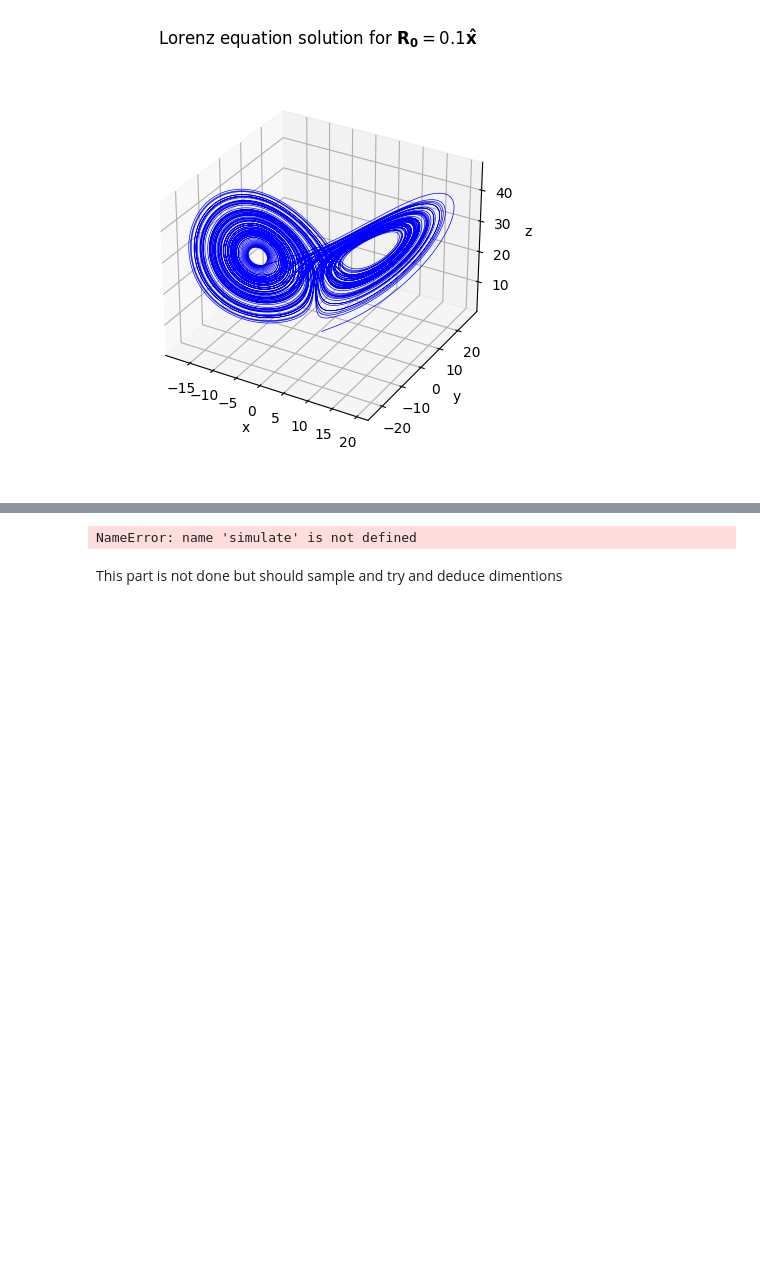
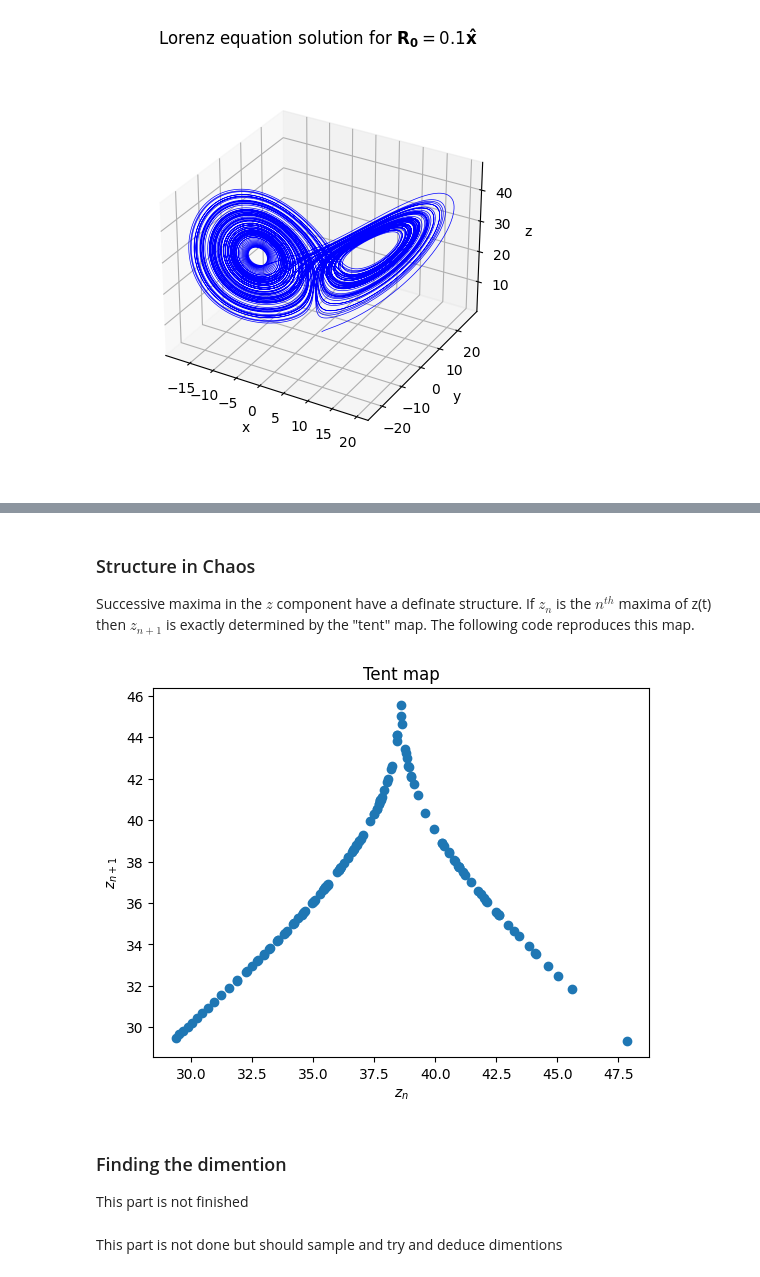
Before and after one commit to Williame33445/physics-projects, a Jupyter notebook: chaos-simulations/lorenz-eq.ipynb, the cells around one changed output, grey strips where cells are left out. Drawn from its saved outputs; the diff is of its cells as text; code cells hidden in the pictures; blank space fills up the shorter version.

```diff
--- a/chaos-simulations/lorenz-eq.ipynb
+++ b/chaos-simulations/lorenz-eq.ipynb
@@ -143,19 +171,32 @@ Predictive chaos structure
+# %% [markdown]
+### Structure in Chaos
+
+Successive maxima in the $z$ component have a definate structure. If $z_n$ is the $n^{th}$ maxima of z(t) then $z_{n+1}$ is exactly determined by the "tent" map. The following code reproduces this map.
 # %%
-#niave way to find local maxima
 def maxima(i,lst):
+    """
+    Function that returns true if lst[i] is a maxima of the list.
+    """
     if i == 0 or i == 1 or i == len(lst) - 1 or i == len(lst):
         return False
     return (lst[i-1]<lst[i]) and (lst[i]>lst[i+1])
 
-s1 = transformToXYZ(simulate([np.array([0.1,0,0])]))[2]
-maximaList = [m for i,m in enumerate(s1) if maxima(i,s1)]
+zR1List = xyzR1List[2]
+maximaList = [m for i,m in enumerate(zR1List) if maxima(i,zR1List)]
 
 z_n = maximaList[:-1]
 z_n1 = maximaList[1:]
 plt.scatter(z_n,z_n1)
+plt.xlabel(r"$z_n$")
+plt.ylabel(r"$z_{n+1}$")
+plt.title("Tent map")
 plt.show()
 # %% [output]
-NameError: name 'simulate' is not defined
+[figure, added]
+# %% [markdown]
+### Finding the dimention
+
+This part is not finished
 # %%
 # # Use this to generate a large number of simulations (via GPUs?) then try and get dim via averages
 # num = 2
```
Also changed, not shown: parts of 16 cells of this notebook.
